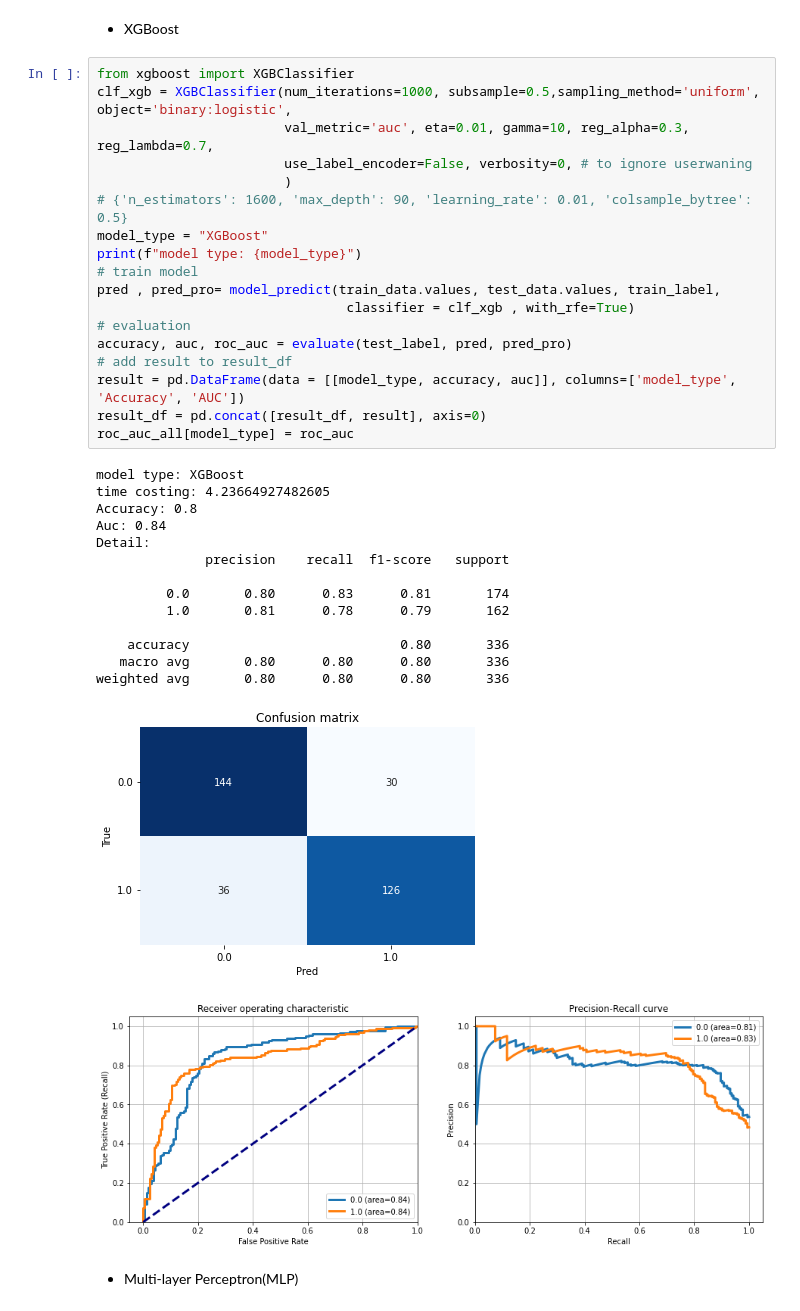
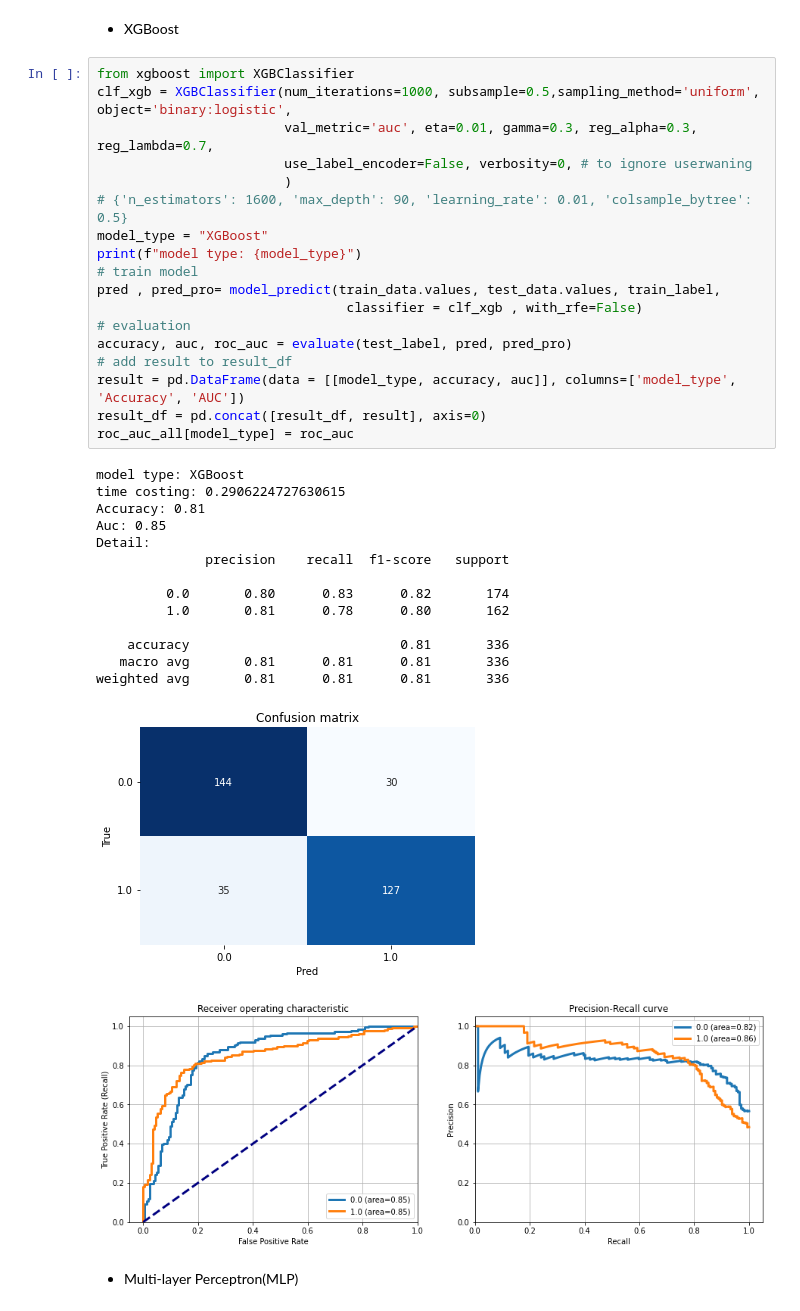
Before and after one commit to ChengHanChiu/Data_Mining, a Jupyter notebook: COVID-19_detection/COVID-19_Detection_Classification.ipynb, the cells around one changed output. Drawn from its saved outputs; the diff is of its cells as text.

```diff
--- a/COVID-19_detection/COVID-19_Detection_Classification.ipynb
+++ b/COVID-19_detection/COVID-19_Detection_Classification.ipynb
@@ -663,37 +663,37 @@ weighted avg       0.80      0.80      0.80       336
 # %%
 from xgboost import XGBClassifier
 clf_xgb = XGBClassifier(num_iterations=1000, subsample=0.5,sampling_method='uniform', object='binary:logistic',
-                        val_metric='auc', eta=0.01, gamma=10, reg_alpha=0.3, reg_lambda=0.7,
+                        val_metric='auc', eta=0.01, gamma=0.3, reg_alpha=0.3, reg_lambda=0.7,
                         use_label_encoder=False, verbosity=0, # to ignore userwaning
                         )
 # {'n_estimators': 1600, 'max_depth': 90, 'learning_rate': 0.01, 'colsample_bytree': 0.5}
 model_type = "XGBoost"
 print(f"model type: {model_type}")
 # train model
 pred , pred_pro= model_predict(train_data.values, test_data.values, train_label,
-                                classifier = clf_xgb , with_rfe=True)
+                                classifier = clf_xgb , with_rfe=False)
 # evaluation
 accuracy, auc, roc_auc = evaluate(test_label, pred, pred_pro)
 # add result to result_df
 result = pd.DataFrame(data = [[model_type, accuracy, auc]], columns=['model_type', 'Accuracy', 'AUC'])
 result_df = pd.concat([result_df, result], axis=0)
 roc_auc_all[model_type] = roc_auc
 # %% [output]
 model type: XGBoost
-time costing: 4.23664927482605
-Accuracy: 0.8
-Auc: 0.84
+time costing: 0.2906224727630615
+Accuracy: 0.81
+Auc: 0.85
 Detail:
               precision    recall  f1-score   support
 
-         0.0       0.80      0.83      0.81       174
-         1.0       0.81      0.78      0.79       162
+         0.0       0.80      0.83      0.82       174
+         1.0       0.81      0.78      0.80       162
 
-    accuracy                           0.80       336
-   macro avg       0.80      0.80      0.80       336
-weighted avg       0.80      0.80      0.80       336
+    accuracy                           0.81       336
+   macro avg       0.81      0.81      0.81       336
+weighted avg       0.81      0.81      0.81       336
 [figure]
-[figure, old version]
+[figure, new version]
 # %% [markdown]
 + Multi-layer Perceptron(MLP)
 # %%
```
Also changed, not shown: parts of 11 cells of this notebook, 1 other file.
